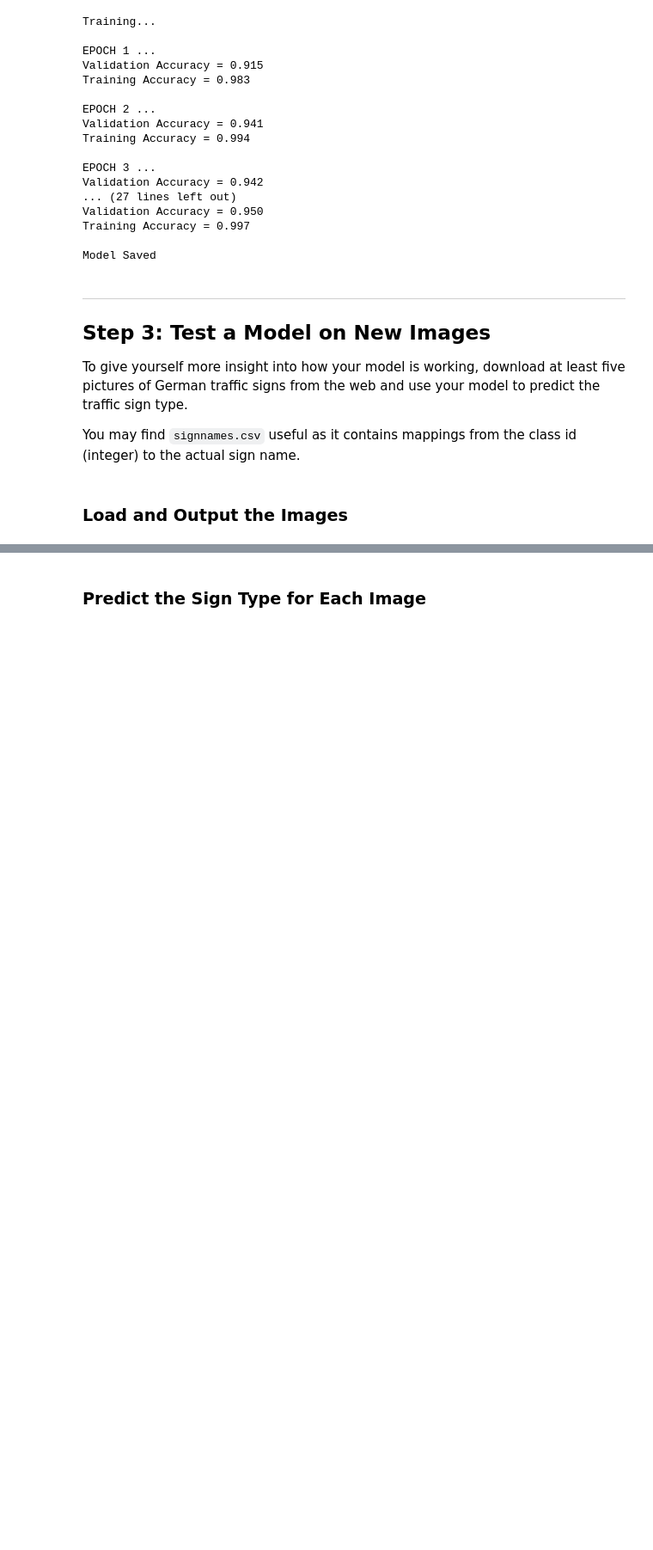
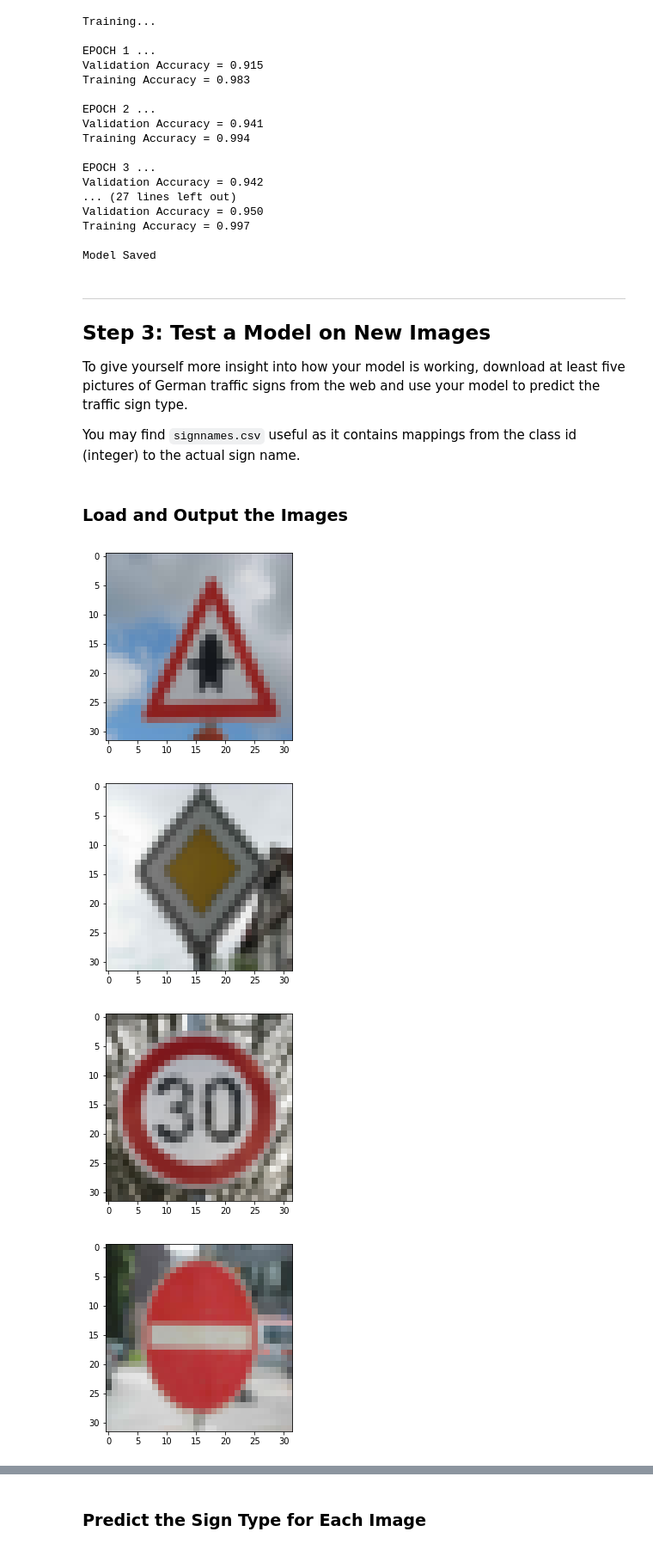
Before and after one commit to pmelick/CarND-Traffic-Sign-Classifier-Project, a Jupyter notebook: Traffic_Sign_Classifier.ipynb, the cells around one changed output, grey strips where cells are left out. Shown at 86% size. Drawn from its saved outputs; the diff is of its cells as text; code cells hidden in the pictures; blank space fills up the shorter version.

Commit message:
Ran network on new signs from the web.

```diff
--- a/Traffic_Sign_Classifier.ipynb
+++ b/Traffic_Sign_Classifier.ipynb
@@ -494,0 +491,18 @@ You may find `signnames.csv` useful as it contains mappings from the class id (i
+# %%
+### Load the images and plot them here.
+from os import listdir
+from os.path import isfile, join
+from scipy import misc
+test_images = []
+filenames = [f for f in listdir('./example_signs') if isfile(join('./example_signs', f))]
+for filename in filenames:
+    img = misc.imread(join('./example_signs', filename))
+    img = misc.imresize(img, (32,32,3))
+    test_images.append(img)
+    plt.figure()
+    plt.imshow(img)
+# %% [output]
+[figure, added]
+[figure, added]
+[figure, added]
+[figure, added]
```
Also changed, not shown: parts of 11 cells of this notebook.
